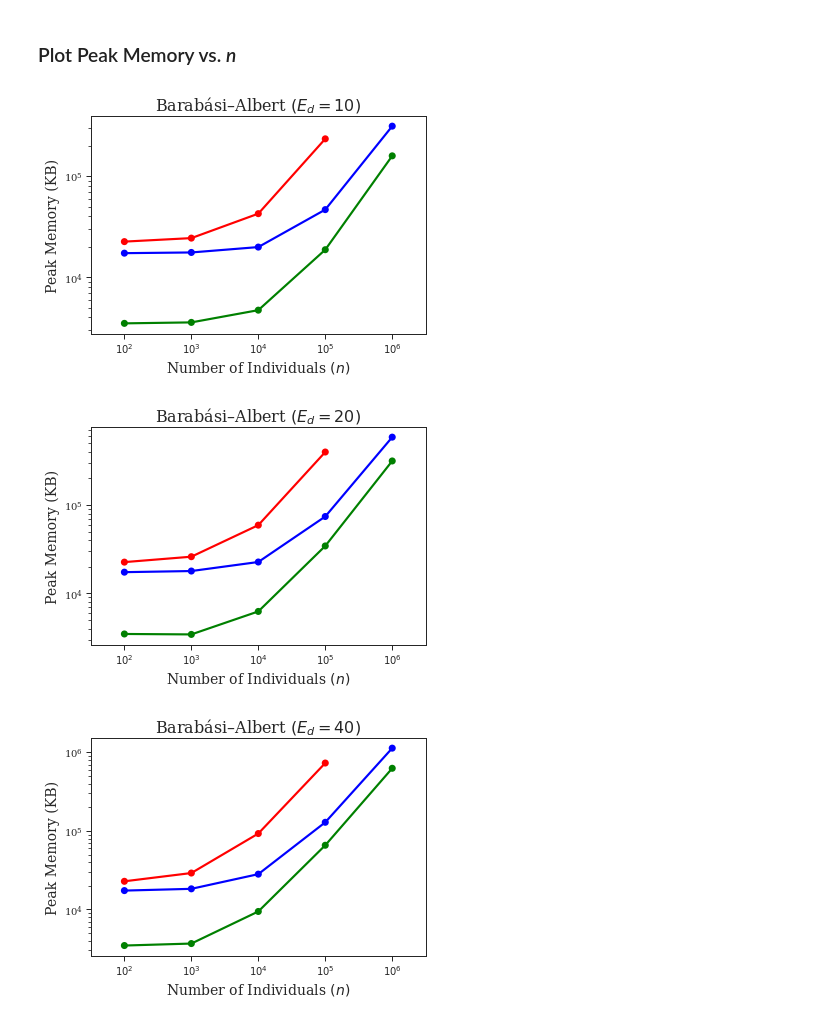
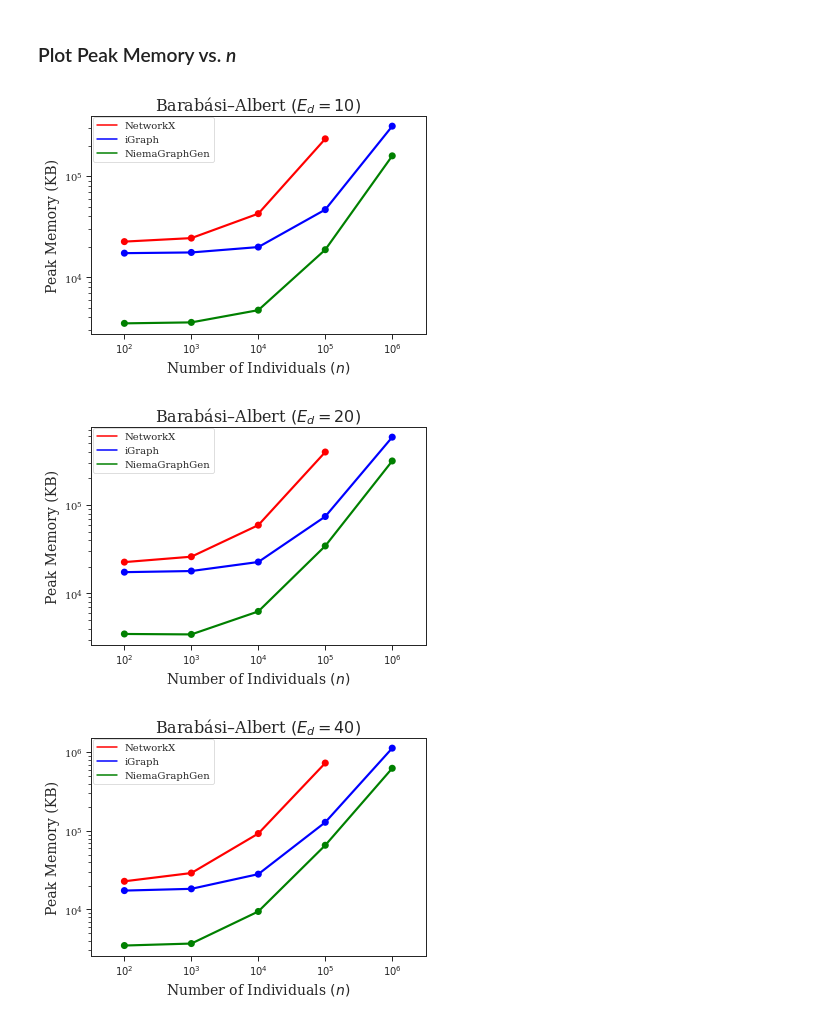
Before and after one commit to niemasd/NiemaGraphGen-Paper, a Jupyter notebook: scripts/Figures.ipynb, the cells around one changed output. Saved outputs shown, nothing was run; the diff lists cells and outputs as text; code cells hidden in the pictures.

Commit message:
Added legend to figures

```diff
--- a/scripts/Figures.ipynb
+++ b/scripts/Figures.ipynb
@@ -4,6 +4,7 @@
 from glob import glob
 from math import log10
 from matplotlib import rcParams
+from matplotlib.lines import Line2D
 from os import makedirs
 from os.path import isfile
 from seaborn import pointplot, set_context, set_style, violinplot
@@ -15,6 +16,7 @@ FIGDIR = '../figs'; makedirs(FIGDIR, exist_ok=True)
 RC = {"font.size":12,"axes.titlesize":16,"axes.labelsize":14,"legend.fontsize":10,"xtick.labelsize":10,"ytick.labelsize":10}
 set_context("paper", rc=RC); set_style("ticks"); rcParams['font.family'] = 'serif'
 rcParams['patch.edgecolor'] = '4C4C4C' # set boxenplot outlines same as violinplot
+TOOLS = ['nx', 'ig', 'ngg']
 meta = {
     'color': {
         'ig': 'blue',
@@ -60,10 +62,11 @@ def peak_memory_from_time(path):
 # %% [markdown]
 ### Plot Runtime vs. *n*
 # %%
+handles = [Line2D([0],[0],color=meta['color'][tool],label=meta['label'][tool],linewidth=1.5) for tool in TOOLS]
 for model in sorted(set(f.split('/')[-1].split('.')[1] for f in glob('%s/n*/ed*/time.*' % DATADIR))):
     for ed in sorted(set(int(f.split('/')[-1].lstrip('ed')) for f in glob('%s/n*/ed*' % DATADIR))):
         fig, ax = plt.subplots()
-        for tool in ['nx', 'ig', 'ngg']:
+        for tool in TOOLS:
             x = list(); y = list() # x = n; y = time
             for ndir in glob('%s/n*' % DATADIR):
                 n = int(ndir.split('/')[-1].lstrip('n'))
@@ -75,5 +78,6 @@ for model in sorted(set(f.split('/')[-1].split('.')[1] for f in glob('%s/n*/ed*/
         plt.ylabel('Runtime (seconds)')
         plt.title(r'%s $\left(E_d=%d\right)$' % (meta['label'][model], ed))
         ax.set_yscale('log')
+        plt.legend(handles=handles,bbox_to_anchor=(0.005, 0.995), loc=2, borderaxespad=0., frameon=True)
         fig.savefig('%s/time.%s.ed%d.pdf' % (FIGDIR,model,ed), format='pdf', bbox_inches='tight')
 # %% [output]
@@ -86,23 +90,25 @@ for model in sorted(set(f.split('/')[-1].split('.')[1] for f in glob('%s/n*/ed*/
 # %% [markdown]
 ### Plot Peak Memory vs. *n*
 # %%
+handles = [Line2D([0],[0],color=meta['color'][tool],label=meta['label'][tool],linewidth=1.5) for tool in TOOLS]
 for model in sorted(set(f.split('/')[-1].split('.')[1] for f in glob('%s/n*/ed*/time.*' % DATADIR))):
     for ed in sorted(set(int(f.split('/')[-1].lstrip('ed')) for f in glob('%s/n*/ed*' % DATADIR))):
         fig, ax = plt.subplots()
-        for tool in ['nx', 'ig', 'ngg']:
+        for tool in TOOLS:
             x = list(); y = list() # x = n; y = peak memory
             for ndir in glob('%s/n*' % DATADIR):
                 n = int(ndir.split('/')[-1].lstrip('n'))
                 for time_rep in glob('%s/ed%d/time.%s.%s.*' % (ndir,ed,model,tool)):
                     m = peak_memory_from_time(time_rep)
                     y.append(m); x.append(sci_not_mult10(n))
             pointplot(x=x, y=y, color=meta['color'][tool])
         plt.xlabel(r'Number of Individuals $\left(n\right)$')
         plt.ylabel('Peak Memory (KB)')
         plt.title(r'%s $\left(E_d=%d\right)$' % (meta['label'][model], ed))
         ax.set_yscale('log')
+        plt.legend(handles=handles,bbox_to_anchor=(0.005, 0.995), loc=2, borderaxespad=0., frameon=True)
         fig.savefig('%s/memory.%s.ed%d.pdf' % (FIGDIR,model,ed), format='pdf', bbox_inches='tight')
 # %% [output]
-[figure, old version]
+[figure, new version]
-[figure, old version]
+[figure, new version]
-[figure, old version]
+[figure, new version]
```
Also changed, not shown: parts of 2 cells of this notebook, 12 other files.
